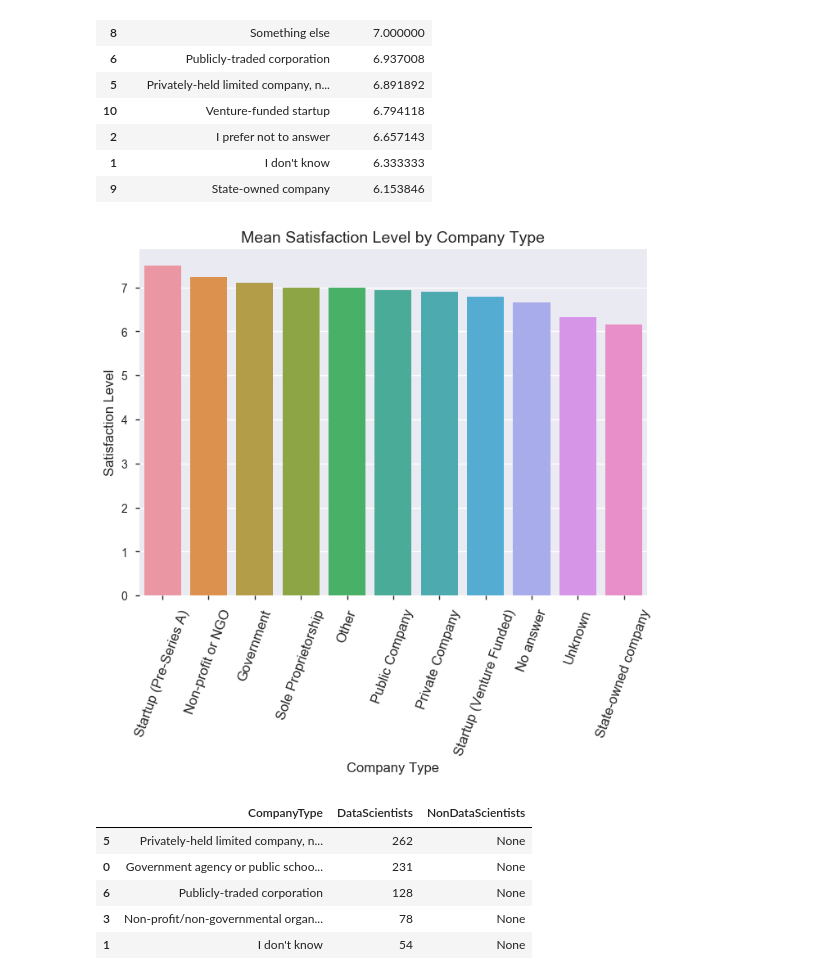
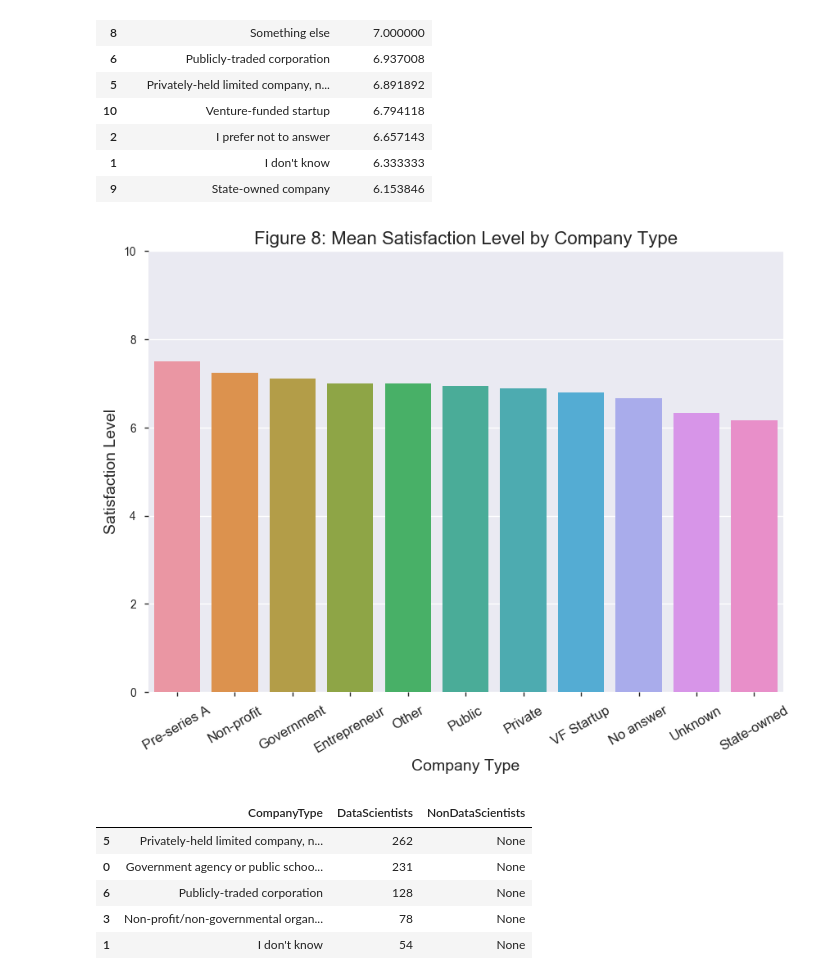
Before and after one commit to kwong0124/EDA_Project_SODevSurvey, a Jupyter notebook: EDA_Project_StackOverflowSurvey.ipynb, the cells around one changed output. Cells and saved outputs as stored; diff of their text form; code cells hidden in the pictures.

```diff
--- a/EDA_Project_StackOverflowSurvey.ipynb
+++ b/EDA_Project_StackOverflowSurvey.ipynb
@@ -59,7 +59,7 @@ data.shape
 (51392, 154)
 # %%
 narrow_data = data[['Professional', 'Country', 'FormalEducation', 'HomeRemote', 'CompanySize',
-                    'CompanyType', 'NonDeveloperType', 'CareerSatisfaction', 'JobSatisfaction', 'Salary']]
+                    'CompanyType', 'NonDeveloperType', 'CareerSatisfaction', 'JobSatisfaction']]
 narrow_data.head()
 # %% [output]
 |  | Professional | Country | FormalEducation | HomeRemote | CompanySize | CompanyType | NonDeveloperType | ... |
@@ -340,19 +406,20 @@ js_company_type
 | 1 | I don't know | 6.333333 |
 | 9 | State-owned company | 6.153846 |
 # %%
-f, ax = plt.subplots()
-xlabels = ['Startup (Pre-Series A)', 'Non-profit or NGO', 'Government', 'Sole Proprietorship', 'Other',
-          'Public Company', 'Private Company', 'Startup (Venture Funded)', 'No answer', 'Unknown',
-           'State-owned company']
+f, ax = plt.subplots(figsize=(10,7))
+xlabels = ['Pre-series A', 'Non-profit', 'Government', 'Entrepreneur', 'Other',
+          'Public', 'Private', 'VF Startup', 'No answer', 'Unknown', 'State-owned']
 
 sns.barplot(x=js_company_type['CompanyType'], y=js_company_type['JobSatisfaction'], ax=ax)
-ax.set_xlabel('Company Type', fontsize=12)
-ax.set_ylabel('Satisfaction Level', fontsize=12)
-ax.set_xticklabels(xlabels, rotation=70, fontsize=12)
-ax.set_title('Mean Satisfaction Level by Company Type', fontsize=14)
+ax.set_xlabel('Company Type', fontsize=14)
+ax.set_ylabel('Satisfaction Level', fontsize=14)
+ax.set_xticklabels(xlabels, rotation=30, fontsize=12)
+ax.set_title('Figure 8: Mean Satisfaction Level by Company Type', fontsize=16)
+ax.set_ylim(0, 10)
+plt.savefig('CompanyType_SatLevel.png')
 plt.show()
 # %% [output]
-[figure, old version]
+[figure, new version]
 # %%
 companies = ds_data.groupby('CompanyType')['Professional'].count().reset_index()
 companies.columns = ['CompanyType', 'DataScientists']
```
Also changed, not shown: parts of 17 cells of this notebook, 15 other files.
